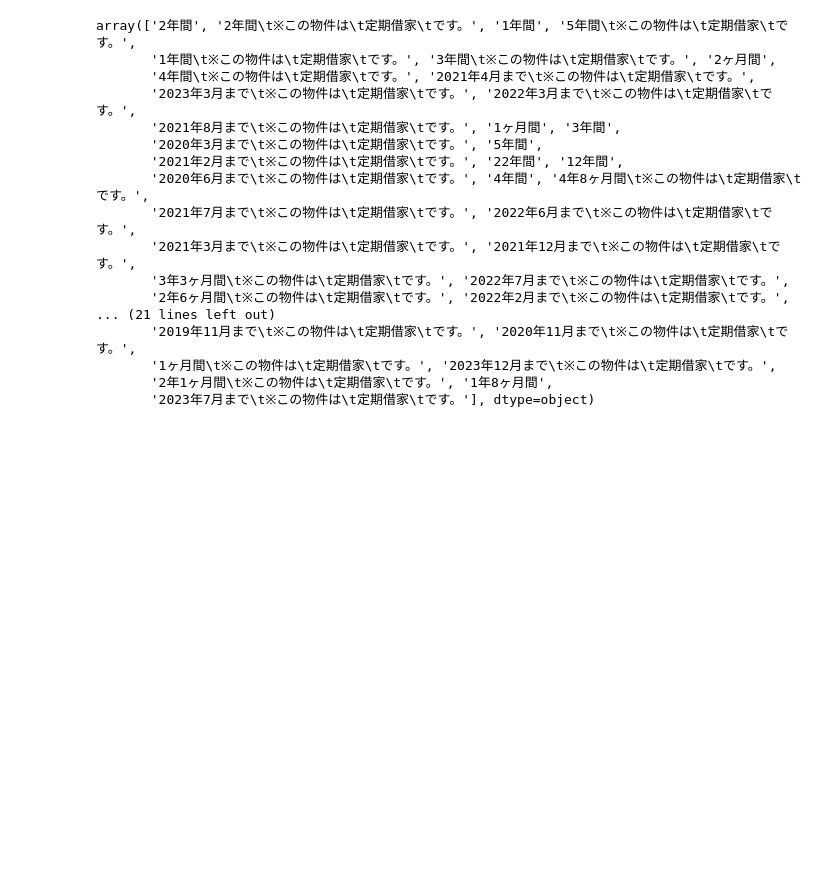
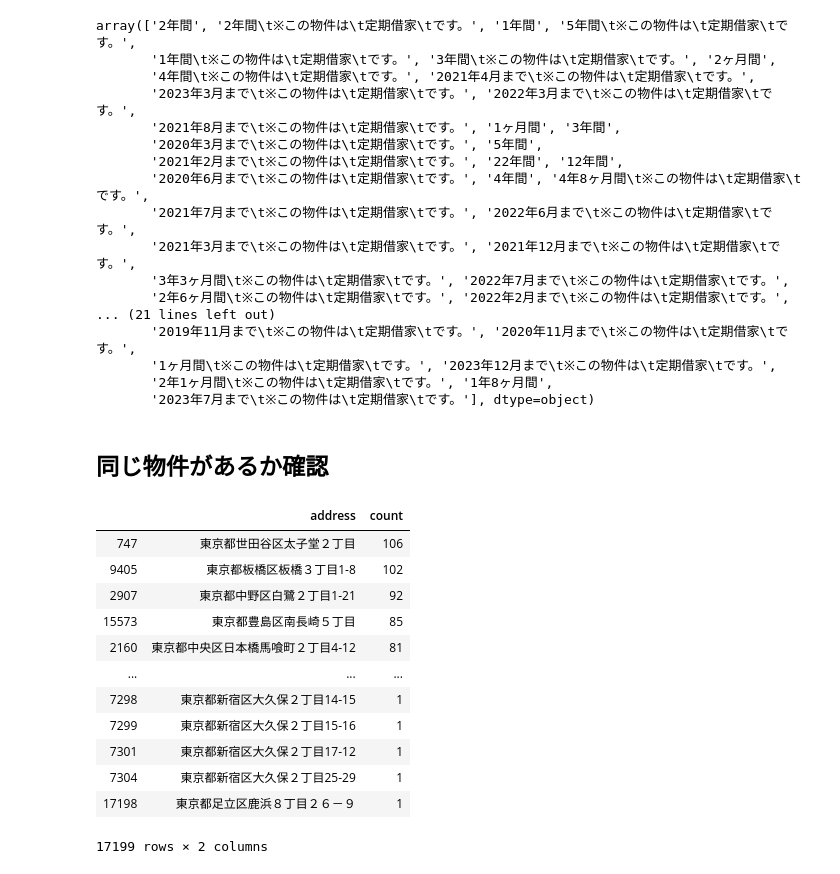
Before and after one commit to nsakki55/ml_note, a Jupyter notebook: signate/mynavi/code/EDA.ipynb, the cells around one changed output. Cells and saved outputs as stored; diff of their text form; code cells hidden in the pictures; blank space fills up the shorter version.

```diff
--- a/signate/mynavi/code/EDA.ipynb
+++ b/signate/mynavi/code/EDA.ipynb
@@ -528,3 +528,26 @@ array(['2年間', '2年間\t※この物件は\t定期借家\tです。', '1年
        '1ヶ月間\t※この物件は\t定期借家\tです。', '2023年12月まで\t※この物件は\t定期借家\tです。',
        '2年1ヶ月間\t※この物件は\t定期借家\tです。', '1年8ヶ月間',
        '2023年7月まで\t※この物件は\t定期借家\tです。'], dtype=object)
+# %% [markdown]
+## 同じ物件があるか確認
+# %%
+train_df=train.drop(['id','賃料'],axis=1)
+test_df=test.drop(['id'],axis=1)
+# %%
+df=pd.concat([train_df,test_df]).groupby('所在地').size().reset_index()
+df.columns=['address','count']
+df.sort_values(by='count',ascending=False)
+# %% [output]
+|  | address | count |
+| 747 | 東京都世田谷区太子堂２丁目 | 106 |
+| 9405 | 東京都板橋区板橋３丁目1-8 | 102 |
+| 2907 | 東京都中野区白鷺２丁目1-21 | 92 |
+| 15573 | 東京都豊島区南長崎５丁目 | 85 |
+| 2160 | 東京都中央区日本橋馬喰町２丁目4-12 | 81 |
+| ... | ... | ... |
+| 7298 | 東京都新宿区大久保２丁目14-15 | 1 |
+| 7299 | 東京都新宿区大久保２丁目15-16 | 1 |
+| 7301 | 東京都新宿区大久保２丁目17-12 | 1 |
+| 7304 | 東京都新宿区大久保２丁目25-29 | 1 |
+| 17198 | 東京都足立区鹿浜８丁目２６－９ | 1 |
+17199 rows × 2 columns
```
Also changed, not shown: parts of 2 cells of this notebook, 3 other files.
